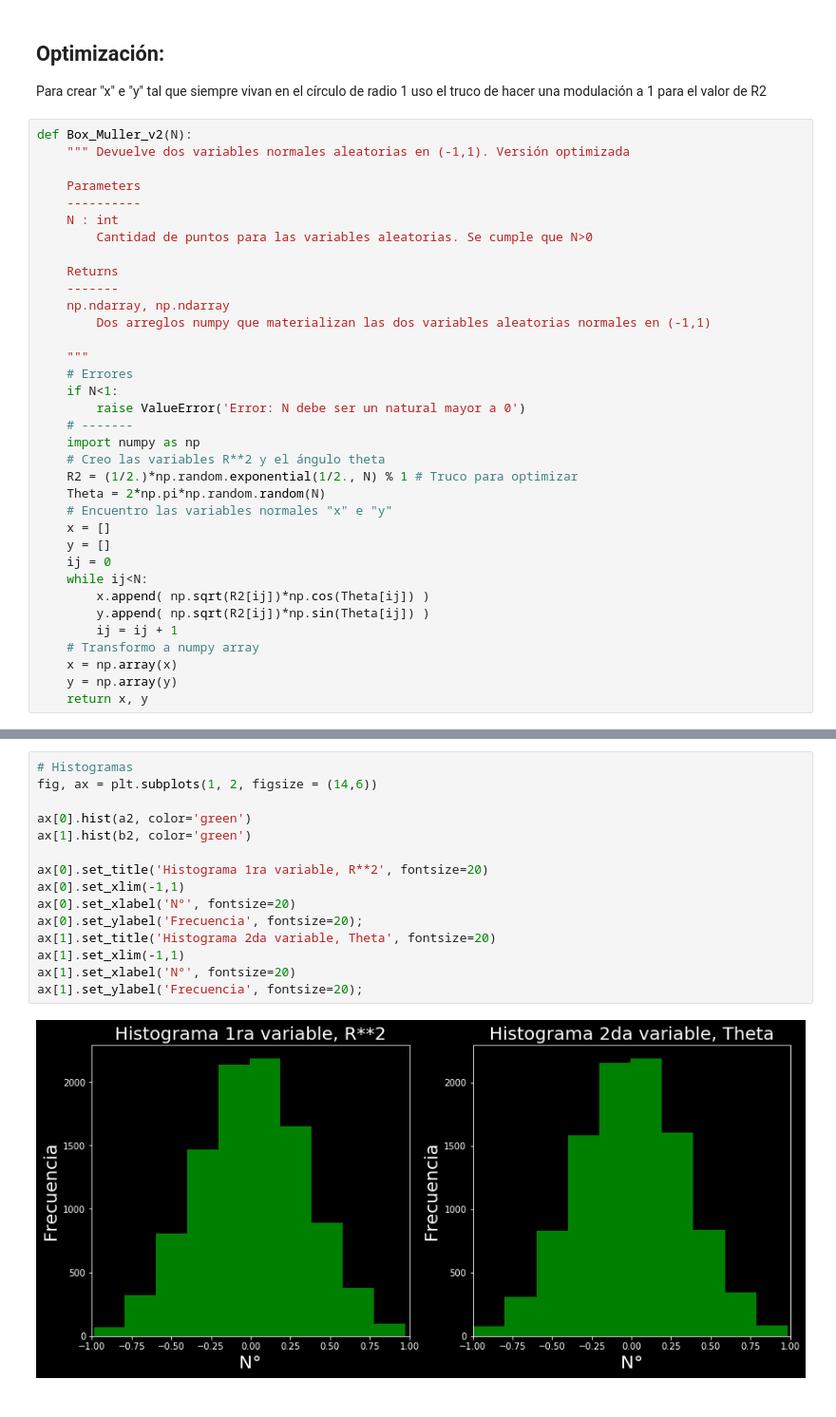
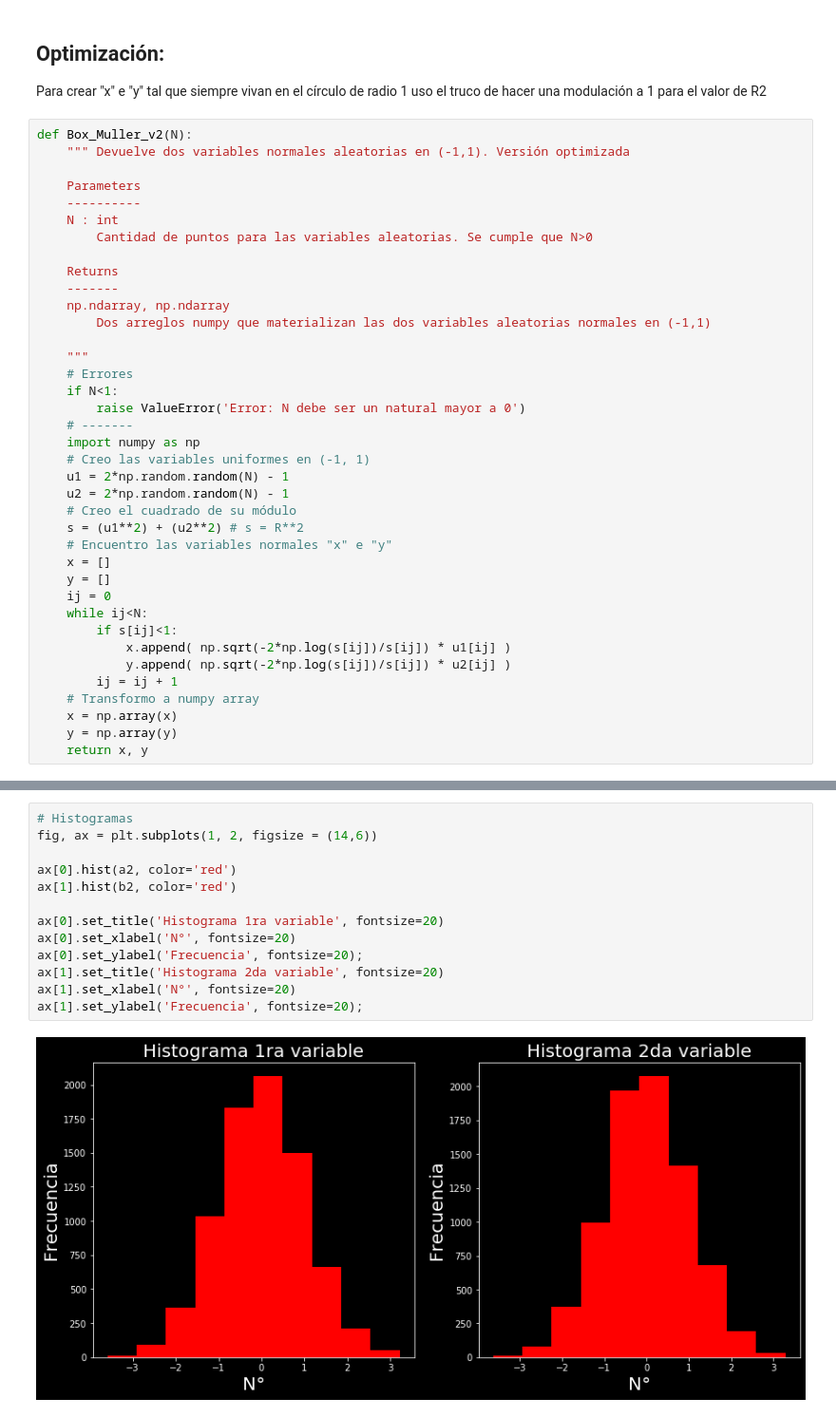
Before and after one commit to MatiasNRamos/Astrometria, a Jupyter notebook: Guia_2/Problema_7.ipynb, the cells around one changed output, grey strips where cells are left out. Shown: that part at 95% size. Drawn from its saved outputs; the diff is of its cells as text.

```diff
--- a/Guia_2/Problema_7.ipynb
+++ b/Guia_2/Problema_7.ipynb
@@ -109,16 +107,19 @@ def Box_Muller_v2(N):
         raise ValueError('Error: N debe ser un natural mayor a 0')
     # -------
     import numpy as np
-    # Creo las variables R**2 y el ángulo theta
-    R2 = (1/2.)*np.random.exponential(1/2., N) % 1 # Truco para optimizar
-    Theta = 2*np.pi*np.random.random(N)
+    # Creo las variables uniformes en (-1, 1)
+    u1 = 2*np.random.random(N) - 1
+    u2 = 2*np.random.random(N) - 1
+    # Creo el cuadrado de su módulo
+    s = (u1**2) + (u2**2) # s = R**2
     # Encuentro las variables normales "x" e "y"
     x = []
     y = []
     ij = 0
     while ij<N:
-        x.append( np.sqrt(R2[ij])*np.cos(Theta[ij]) )
-        y.append( np.sqrt(R2[ij])*np.sin(Theta[ij]) )
+        if s[ij]<1:
+            x.append( np.sqrt(-2*np.log(s[ij])/s[ij]) * u1[ij] )
+            y.append( np.sqrt(-2*np.log(s[ij])/s[ij]) * u2[ij] )
         ij = ij + 1
     # Transformo a numpy array
     x = np.array(x)
@@ -135,20 +139,18 @@ print('% de puntos aprovechados:', Porc_aprov)
 # %%
 # Histogramas
 fig, ax = plt.subplots(1, 2, figsize = (14,6))
 
-ax[0].hist(a2, color='green')
-ax[1].hist(b2, color='green')
+ax[0].hist(a2, color='red')
+ax[1].hist(b2, color='red')
 
-ax[0].set_title('Histograma 1ra variable, R**2', fontsize=20)
-ax[0].set_xlim(-1,1)
+ax[0].set_title('Histograma 1ra variable', fontsize=20)
 ax[0].set_xlabel('N°', fontsize=20)
 ax[0].set_ylabel('Frecuencia', fontsize=20);
-ax[1].set_title('Histograma 2da variable, Theta', fontsize=20)
-ax[1].set_xlim(-1,1)
+ax[1].set_title('Histograma 2da variable', fontsize=20)
 ax[1].set_xlabel('N°', fontsize=20)
 ax[1].set_ylabel('Frecuencia', fontsize=20);
 # %% [output]
-[figure, old version]
+[figure, new version]
 # %%
 # Puntos generados
 fig, ax = plt.subplots(1, 1, figsize = (6,6))
```
Also changed, not shown: parts of 10 cells of this notebook, 3 other files.
